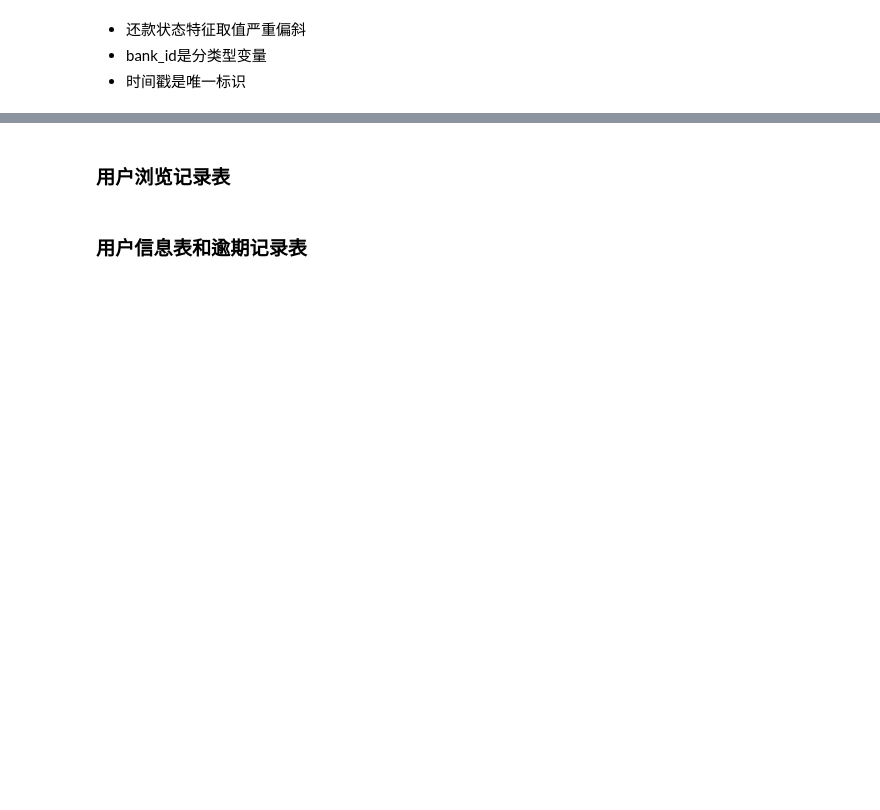
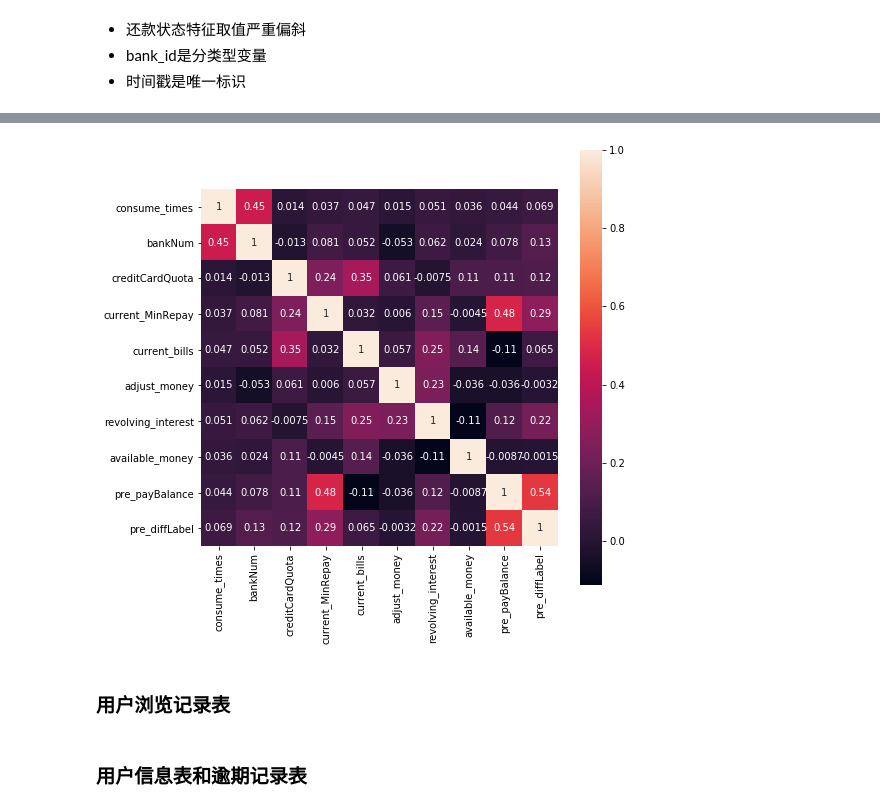
Before and after one commit to qmylzx/UserLoan, a Jupyter notebook: algorithm/src/EDA.ipynb, the cells around one changed output, grey strips where cells are left out. Drawn from its saved outputs; the diff is of its cells as text; code cells hidden in the pictures; blank space fills up the shorter version.

```diff
--- a/algorithm/src/EDA.ipynb
+++ b/algorithm/src/EDA.ipynb
@@ -254,3 +336,14 @@ bill_train = pd.merge(nunique_id, mean_process, how='left', on='user_id')
+# %%
+bill_feat_drop = ['cash_Advance_Limit', 'previous_bills', 'previous_repayment', 'current_balance',
+                  'cur_should_pay', 'pre_MinRepay']
+bill_train.drop(bill_feat_drop, axis=1, inplace=True)
+# %%
+bill_train_corr = bill_train.drop('user_id', axis=1).corr()
+plt.subplots(figsize=(8, 8))
+sns.heatmap(bill_train_corr, square=True, annot=True)
+plt.show()
+# %% [output]
+[figure, added]
 # %% [markdown]
 ### 用户浏览记录表
 # %%
```
Also changed, not shown: parts of 48 cells of this notebook, 1 other file.
